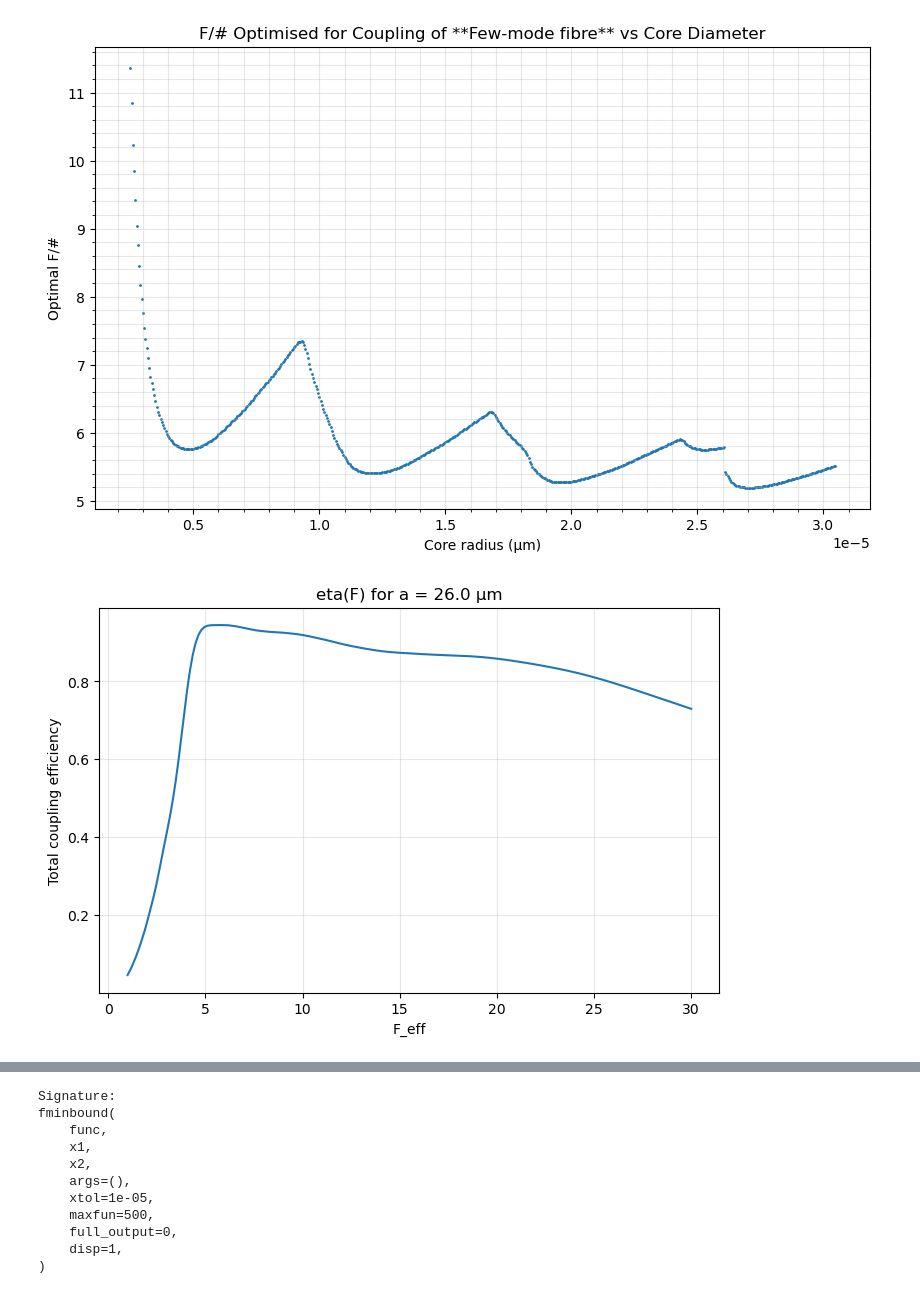
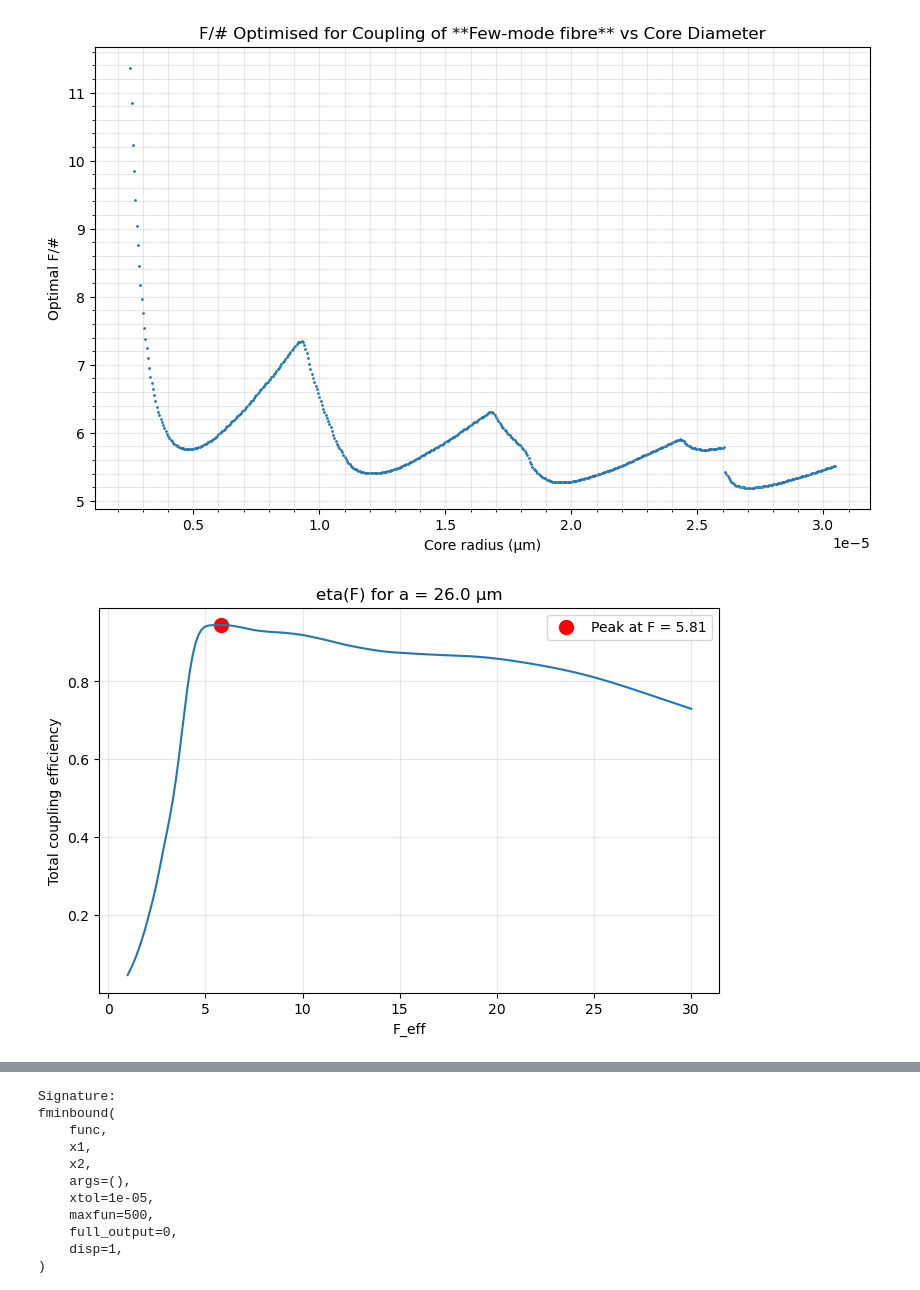
Before and after one commit to TongyueLiu/OH-Suppression-MRes-Project, a Jupyter notebook: notebooks/2D electric field calculations.ipynb, the cells around one changed output, grey strips where cells are left out. Drawn from its saved outputs; the diff is of its cells as text; code cells hidden in the pictures.

```diff
--- a/notebooks/2D electric field calculations.ipynb
+++ b/notebooks/2D electric field calculations.ipynb
@@ -537,7 +539,7 @@ def prepare_modes_2d(
             print(f"Warning: V={V:.3f} > 2.405, the fibre would support more modes than just LP01, the 'smf' case may be impractical.")
 
     elif mode_case == "few_mode":
-        allmodes = modes(V) # compute all modes supported by the fibre based on the V number
+        allmodes = modes(V, az_sym_only=az_sym) # compute all modes supported by the fibre based on the V number
 
         if az_sym:
             allmodes = [mode for mode in allmodes if mode[0] == 0] # only keep azimuthally symmetric modes if az_sym is True
@@ -1054,33 +1056,34 @@ prepared_modes = prepare_modes_2d(
     az_sym=False,
     mode_case="few_mode"
 )
 
 F_grid = np.linspace(1, 30, 200)
 eta_grid = []
 
 for F in F_grid:
     eta, _ = total_eff_2d(
         prepared_modes,
         x, y, x_1d, y_1d,
         lam0=lam0,
         F_eff=F,
         alpha=0.0,
         decentre=None,
         E_S=1.0
     )
     eta_grid.append(eta)
 
 eta_grid = np.array(eta_grid)
 eta_peak_F = F_grid[np.argmax(eta_grid)]
 
 plt.figure(figsize=(8, 5))
 plt.plot(F_grid, eta_grid)
-plt.scatter(eta_peak_F)
+plt.scatter(eta_peak_F, np.max(eta_grid), color='red', s=100, label=f'Peak at F = {eta_peak_F:.2f}')
 plt.xlabel("F_eff")
 plt.ylabel("Total coupling efficiency")
 plt.title(f"eta(F) for a = {a_test*1e6:.1f} µm")
 plt.grid(True, alpha=0.3)
+plt.legend()
 plt.show()
 # %% [output]
-[figure, old version]
+[figure, new version]
 # %%
```
Also changed, not shown: parts of 35 cells of this notebook, 2 other files.
